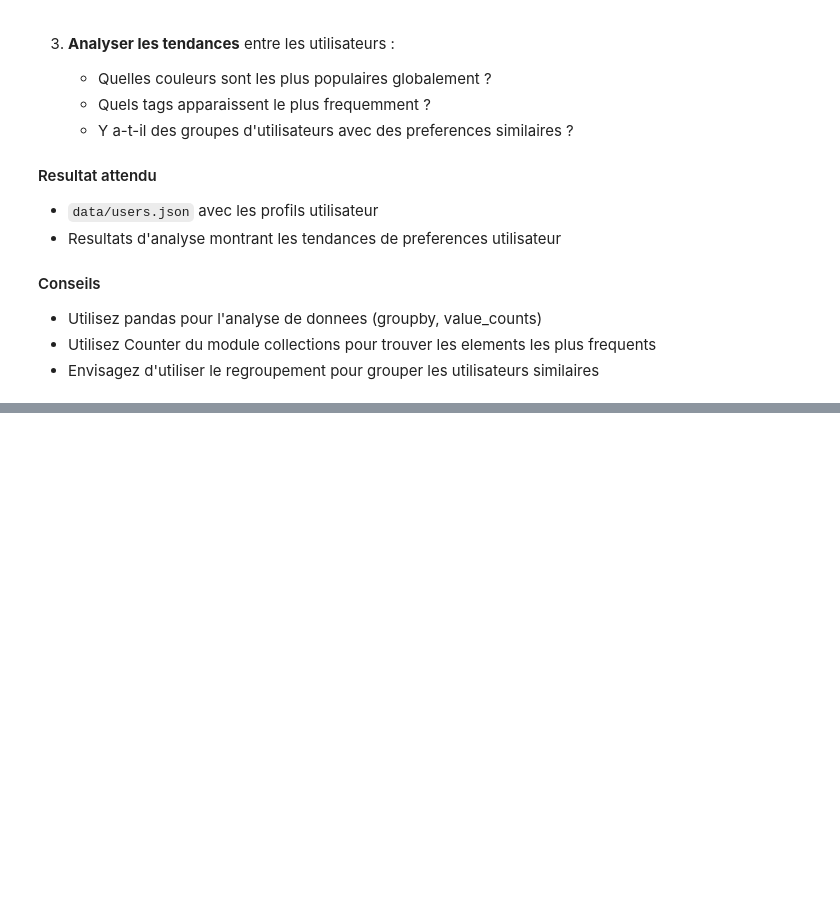
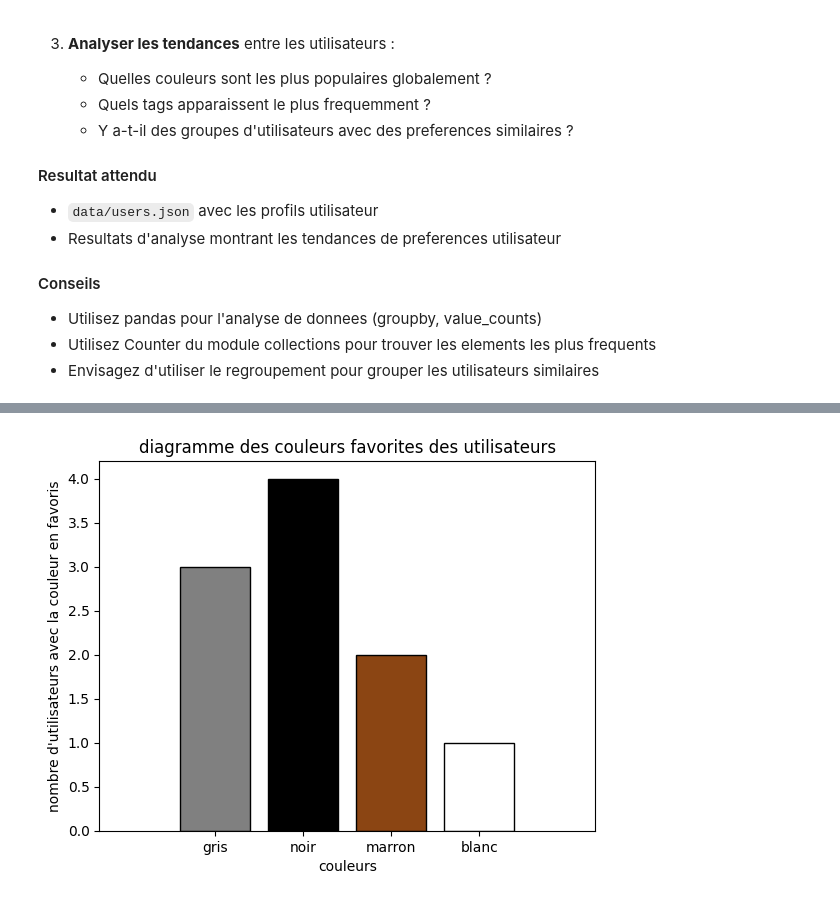
Before and after one commit to Toinoux38/I8PDF, a Jupyter notebook: projet.ipynb, the cells around one changed output, grey strips where cells are left out. Cells and saved outputs as stored; diff of their text form; code cells hidden in the pictures; blank space fills up the shorter version.

```diff
--- a/projet.ipynb
+++ b/projet.ipynb
@@ -784,0 +990,90 @@ summary_df
+# %%
+
+list_color = []
+for color in summary_df["Couleurs favorites"]:
+    list_color += color.split(", ")
+
+# Création des couleurs
+colors_hex = []
+colors = []
+count = []
+
+for x, y in Counter(list_color).items():
+    colors.append(x)
+    count.append(y)
+    colors_hex.append(
+        "#%02x%02x%02x" % name_to_color[x]
+    )
+
+# Plot histogramme
+plot.bar(colors, count,
+         color=colors_hex,
+         edgecolor = "black")
+
+plot.title("diagramme des couleurs favorites des utilisateurs")
+plot.xlabel("couleurs")
+plot.ylabel("nombre d'utilisateurs avec la couleur en favoris")
+plot.axis('equal')
+plot.show()
+
+list_tags = []
+for tags in summary_df["Tags favoris"]:
+    list_tags += tags.split(", ")
+
+tags = []
+count = []
+
+for x, y in Counter(list_tags).items():
+    tags.append(x)
+    count.append(y)
+
+# Plot histogramme
+plot.bar(tags, count)
+
+plot.title("diagramme des tags favorites des utilisateurs")
+plot.xlabel("tags")
+plot.ylabel("nombre d'utilisateurs avec le tag en favoris")
+plot.axis('equal')
+plot.show()
+
+list_orientation = []
+for orientation in summary_df["Orientation"]:
+    list_orientation.append(orientation)
+
+orientations = []
+count = []
+
+for x, y in Counter(list_orientation).items():
+    orientations.append(x)
+    count.append(y)
+
+# Plot histogramme
+plot.bar(orientations, count)
+
+plot.title("diagramme des orientations favorites des utilisateurs")
+plot.xlabel("orientations")
+plot.ylabel("nombre d'utilisateurs avec l'orientation en favoris")
+plot.axis('equal')
+plot.show()
+
+list_taille = []
+for taille in summary_df["Taille"]:
+    list_taille.append(taille)
+
+tailles = []
+count = []
+
+for x, y in Counter(list_taille).items():
+    tailles.append(x)
+    count.append(y)
+
+# Plot histogramme
+plot.bar(tailles, count)
+
+plot.title("diagramme des tailles favorites des utilisateurs")
+plot.xlabel("tailles")
+plot.ylabel("nombre d'utilisateurs avec la taille en favoris")
+plot.axis('equal')
+plot.show()
+# %% [output]
+[figure, added]
```
Also changed, not shown: parts of 15 cells of this notebook.
